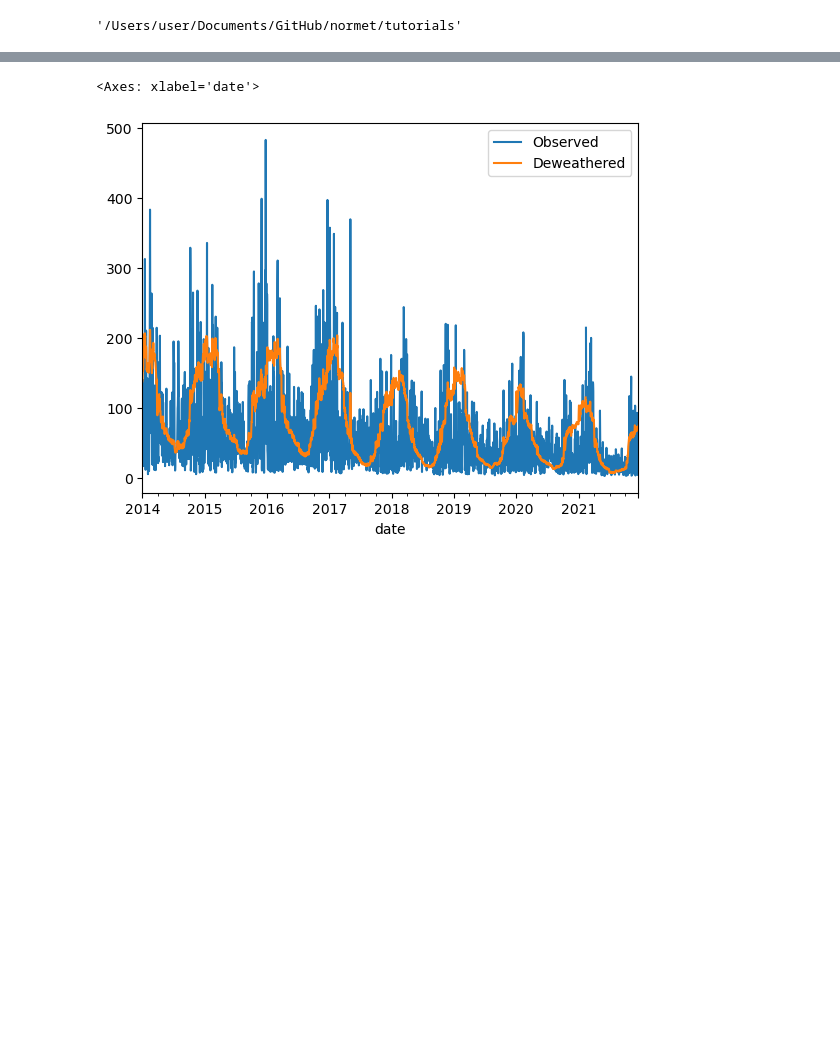
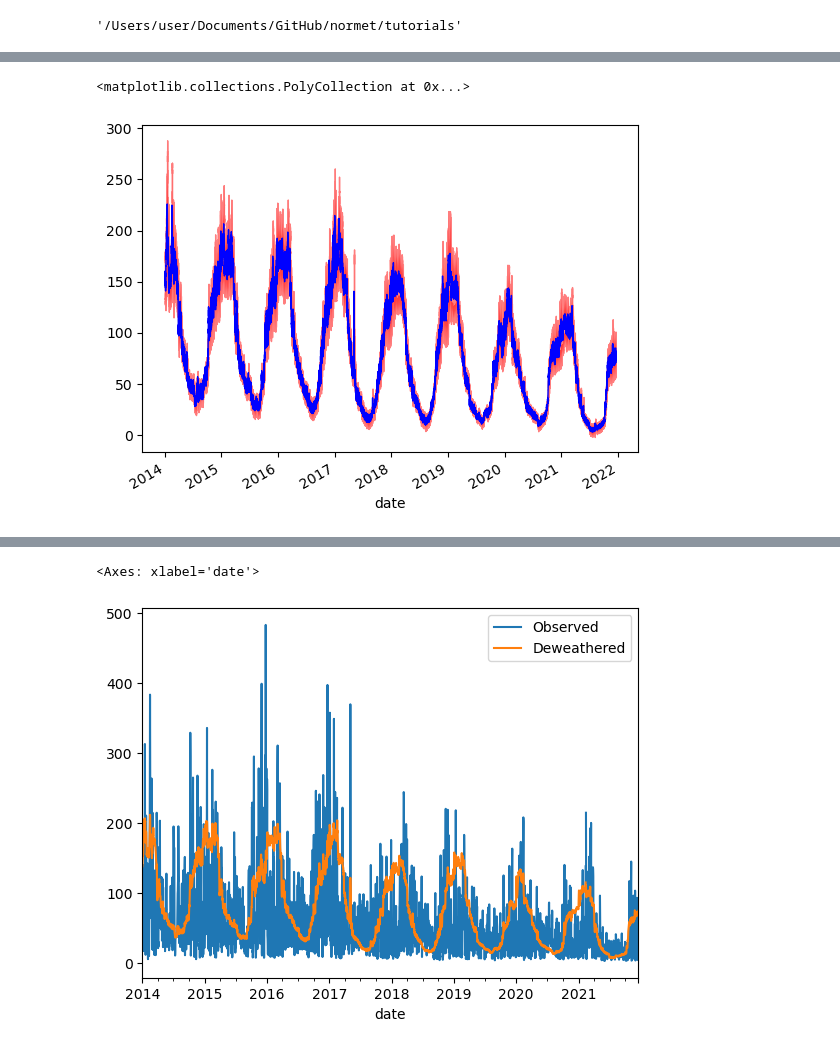
Before and after one commit to m-edal/normet, a Jupyter notebook: tutorials/Case1_autodeweather.ipynb, the cells around one changed output, grey strips where cells are left out. Cells and saved outputs as stored; diff of their text form; code cells hidden in the pictures; blank space fills up the shorter version.

```diff
--- a/tutorials/Case1_autodeweather.ipynb
+++ b/tutorials/Case1_autodeweather.ipynb
@@ -68,3 +85,12 @@ df_dew1.iloc[:,:11].plot()
+# %%
+import matplotlib.pyplot as plt
+fig,ax=plt.subplots()
+df_dew1['mean'].plot(c='b',lw=1)
+ax.fill_between(df_dew1.index,df_dew1['mean']-df_dew1['std'],df_dew1['mean']+df_dew1['std'],color='r',alpha=0.5)
+#df_dew1['median'].plot()
+# %% [output]
+<matplotlib.collections.PolyCollection at 0x...>
+[figure, added]
 # %%
 df=pd.read_excel(r'./normet/datasets/Deweather/testdata.xlsx',parse_dates=['date'])
 df=ad.prepare_data(df, value='PM2.5', split_method = 'random',na_rm=False, replace=False, fraction=0.75)
```
Also changed, not shown: parts of 9 cells of this notebook, 1 other file.
